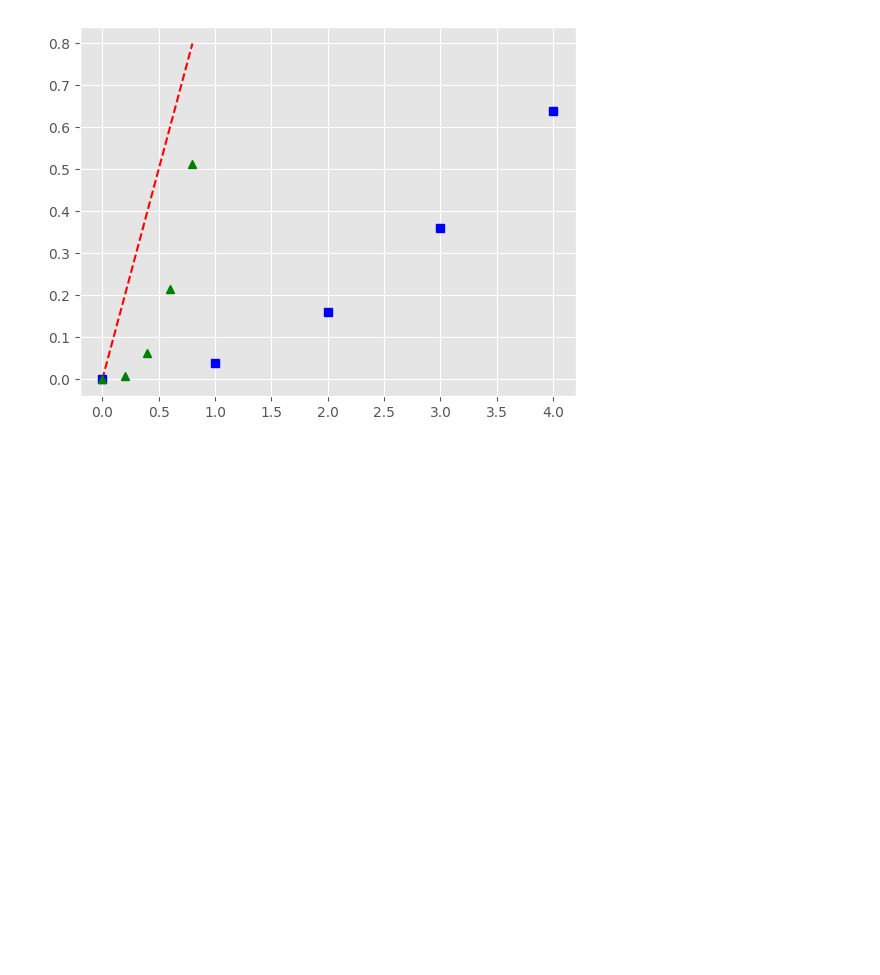
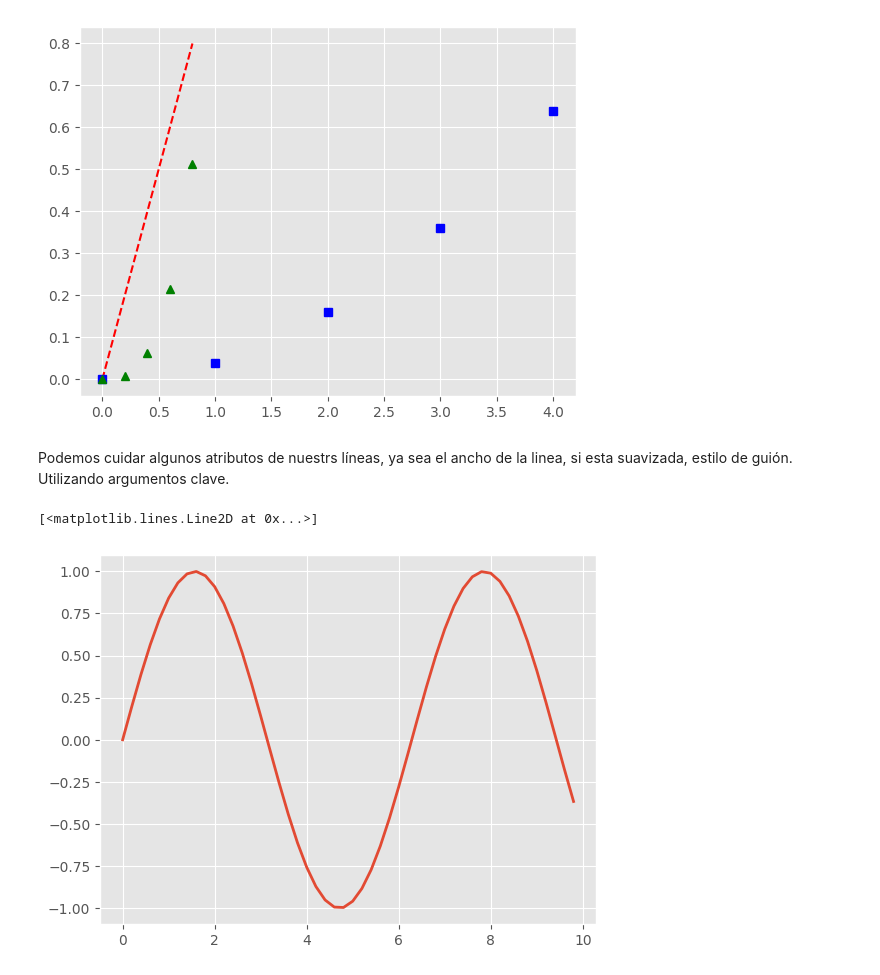
Before and after one commit to Fermionpass/IO, a Jupyter notebook: Data_maipulation_.ipynb, the cells around one changed output. Cells and saved outputs as stored; diff of their text form; code cells hidden in the pictures; blank space fills up the shorter version.

```diff
--- a/Data_maipulation_.ipynb
+++ b/Data_maipulation_.ipynb
@@ -279,3 +279,12 @@ plt.plot(t,t,'r--',t**2,'bs',t,t**3,'g^')
 plt.show()
 # %% [output]
 [figure]
+# %% [markdown]
+Podemos cuidar algunos atributos de nuestrs líneas, ya sea el ancho de la linea, si esta suavizada, estilo de guión. Utilizando argumentos clave.
+# %%
+x = np.arange(0, 10,0.2)
+y = np.sin(x)
+plt.plot(x,y, linewidth= 2.0)
+# %% [output]
+[<matplotlib.lines.Line2D at 0x...>]
+[figure, added]
```
Also changed, not shown: parts of 12 cells of this notebook.
